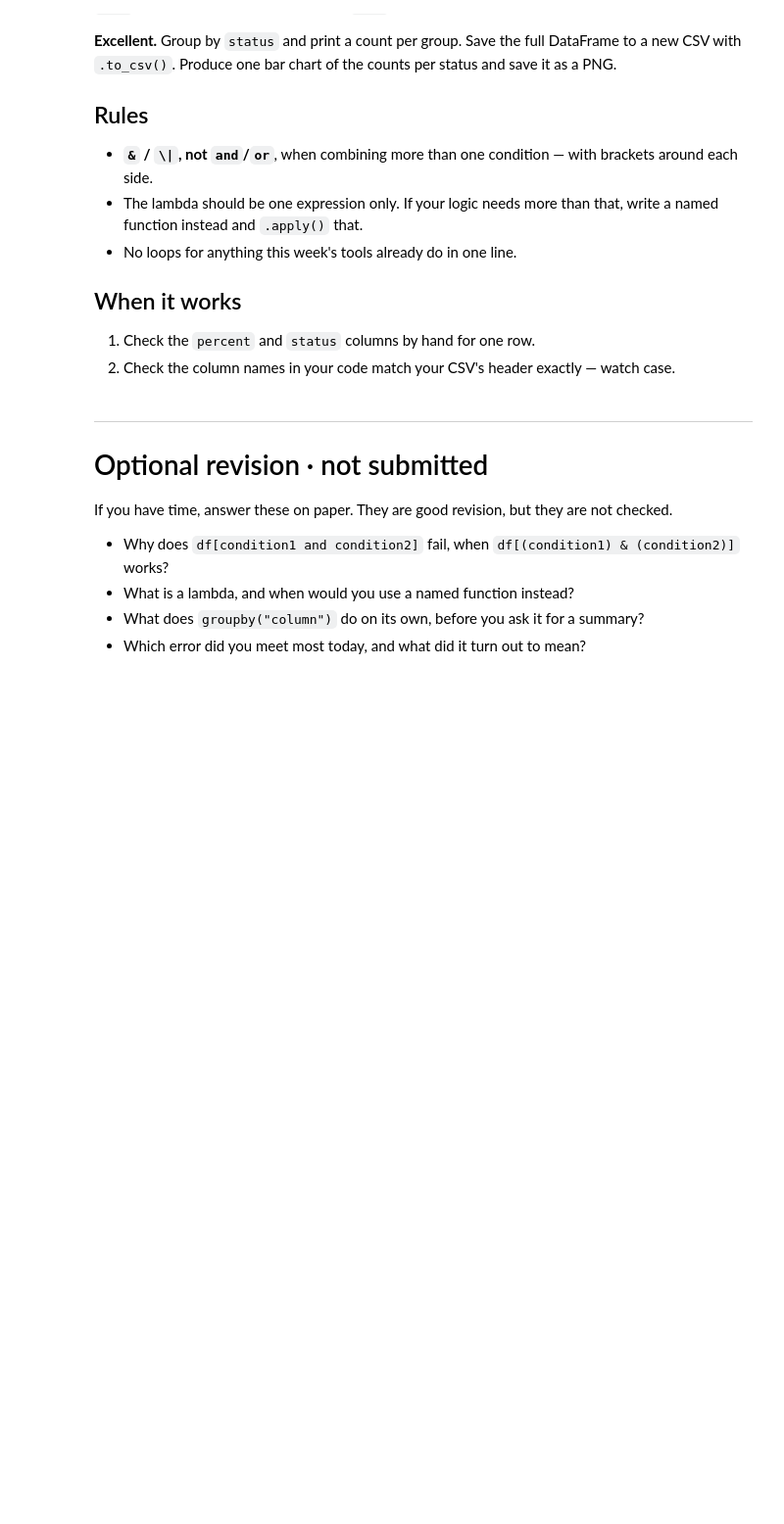
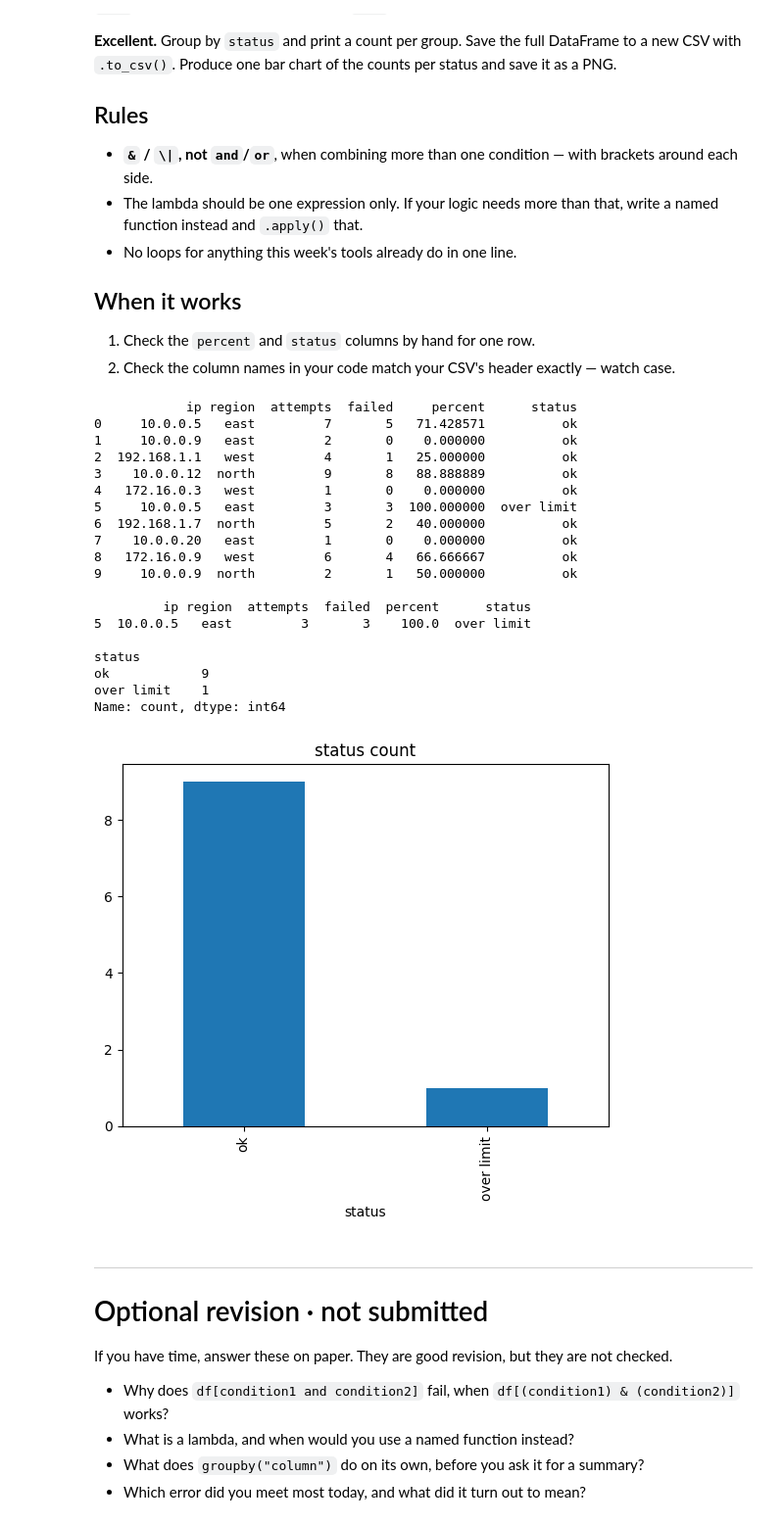
Before and after one commit to najmaawadhi07/lab, a Jupyter notebook: W06_Lab.ipynb, the cells around one changed output. Shown at 98% size. Saved outputs shown, nothing was run; the diff lists cells and outputs as text; code cells hidden in the pictures; blank space fills up the shorter version.

```diff
--- a/W06_Lab.ipynb
+++ b/W06_Lab.ipynb
@@ -150,0 +238,6 @@ Add a `percent` column to `df`: `(value / limit) * 100`. Print `df`.
+# %%
+# D8
+code= df[(df["percent"]>=90) & (df["percent"]<=100)]
+when= df[(df["percent"]<=50) | (df["percent"]>=110)]
+print(code)
+print(when)
@@ -294,6 +476,61 @@ status and save it as a PNG.
 1. Check the `percent` and `status` columns by hand for one row.
 2. Check the column names in your code match your CSV's header exactly — watch
    case.
+# %%
+"""
+RECORD CHECK  -  my version
+===========================
+
+Name  :NAJMA AWADHI
+Lane  :  Cyber      (delete two)
+Date  :4TH NOVEMBER 2026
+
+
+Run it:   python template.py
+
+Work through the numbered sections in order. Each one tells you what it must do.
+Delete these instructions as you replace them with your code.
+"""
+import pandas as pd
+import matplotlib.pyplot as plt
+
+df = pd.read_csv("login_attempts.csv")
+df["percent"]=(df["failed"]/df["attempts"])*100
+df['status']= df['percent'].apply(lambda p: "over limit" if p >=100 else "warning" if p >= 90 else "ok")
+
+print(df)
+print()
+print(df[df['status'] !='ok'])
+print()
+print(df['status'].value_counts())
+df.to_csv("modified_records.csv", index=False)
+
+
+df["status"].value_counts().plot(kind="bar")
+plt.title("status count")
+plt.savefig("status count.png")
+plt.show()
+# %% [output]
+            ip region  attempts  failed     percent      status
+0     10.0.0.5   east         7       5   71.428571          ok
+1     10.0.0.9   east         2       0    0.000000          ok
+2  192.168.1.1   west         4       1   25.000000          ok
+3    10.0.0.12  north         9       8   88.888889          ok
+4   172.16.0.3   west         1       0    0.000000          ok
+5     10.0.0.5   east         3       3  100.000000  over limit
+6  192.168.1.7  north         5       2   40.000000          ok
+7    10.0.0.20   east         1       0    0.000000          ok
+8   172.16.0.9   west         6       4   66.666667          ok
+9     10.0.0.9  north         2       1   50.000000          ok
+
+         ip region  attempts  failed  percent      status
+5  10.0.0.5   east         3       3    100.0  over limit
+
+status
+ok            9
+over limit    1
+Name: count, dtype: int64
+[figure, added]
 # %% [markdown]
 ---
 # Optional revision · not submitted
```
Also changed, not shown: parts of 34 cells of this notebook.
